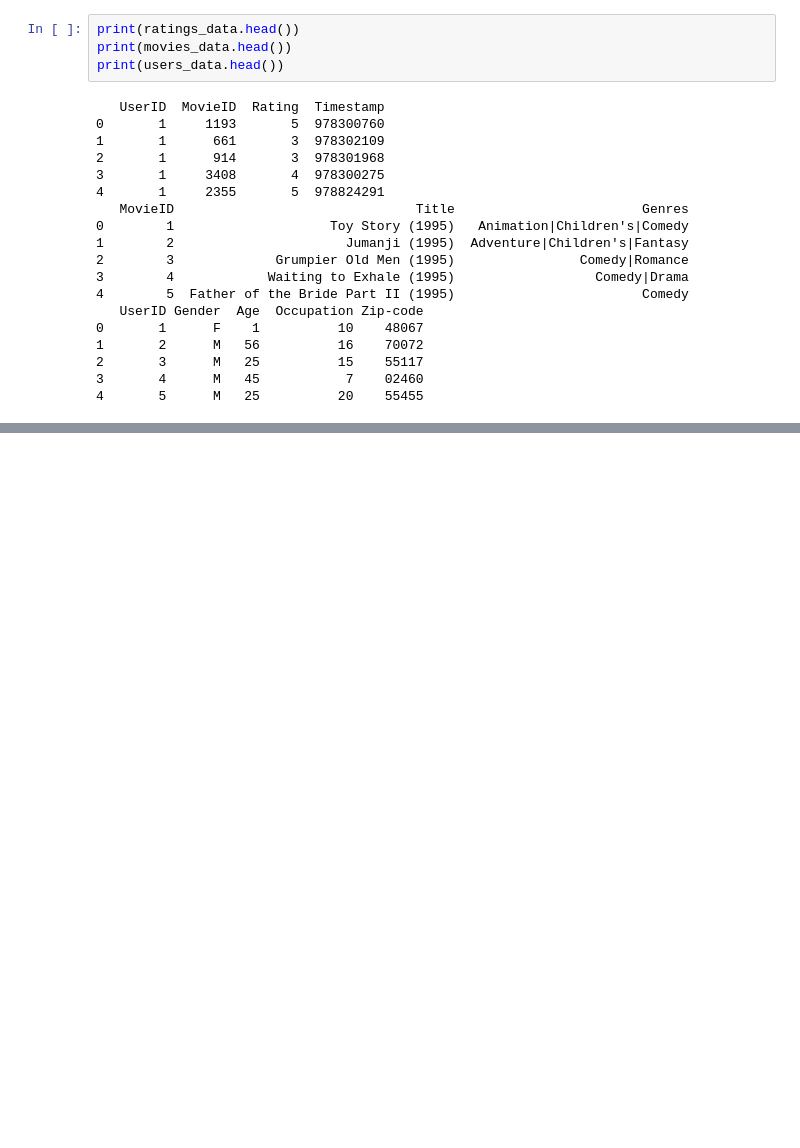
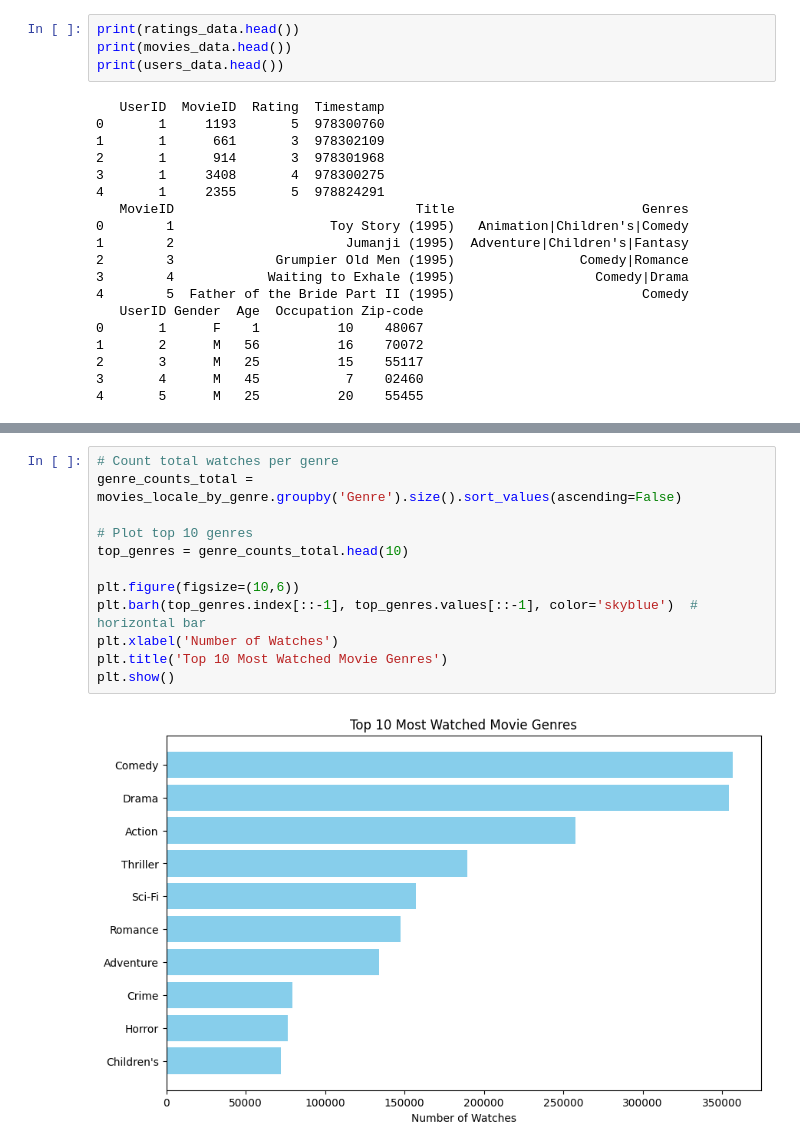
Before and after one commit to viniciusGuerras/pesquisa, a Jupyter notebook: recommendations/model.ipynb, the cells around one changed output, grey strips where cells are left out. Drawn from its saved outputs; the diff is of its cells as text; blank space fills up the shorter version.

```diff
--- a/recommendations/model.ipynb
+++ b/recommendations/model.ipynb
@@ -111,0 +201,14 @@ None
+# %%
+# Count total watches per genre
+genre_counts_total = movies_locale_by_genre.groupby('Genre').size().sort_values(ascending=False)
+
+# Plot top 10 genres
+top_genres = genre_counts_total.head(10)
+
+plt.figure(figsize=(10,6))
+plt.barh(top_genres.index[::-1], top_genres.values[::-1], color='skyblue')  # horizontal bar
+plt.xlabel('Number of Watches')
+plt.title('Top 10 Most Watched Movie Genres')
+plt.show()
+# %% [output]
+[figure, added]
```
Also changed, not shown: parts of 16 cells of this notebook.
